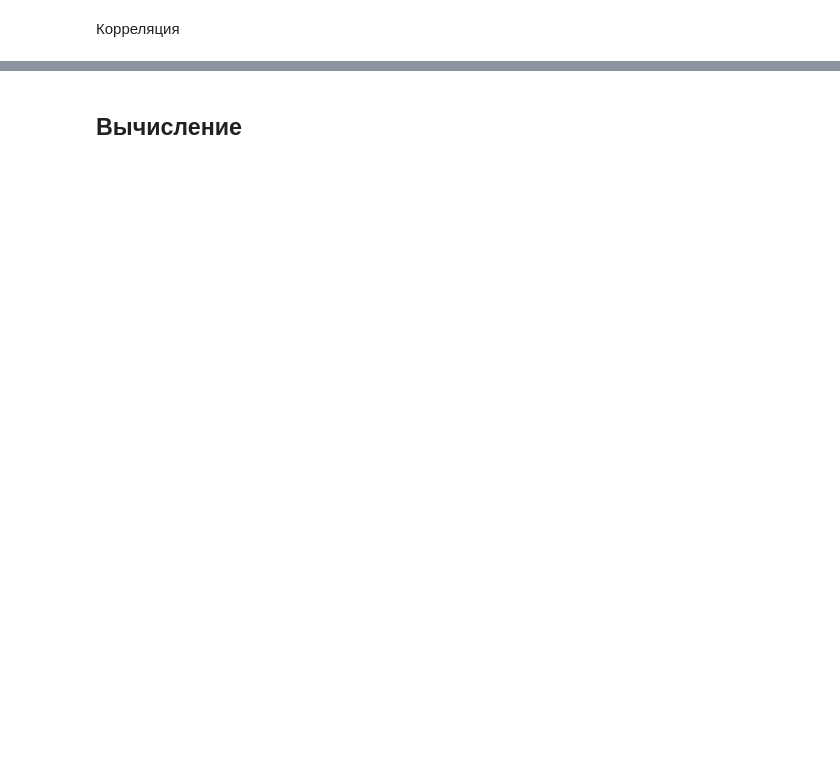
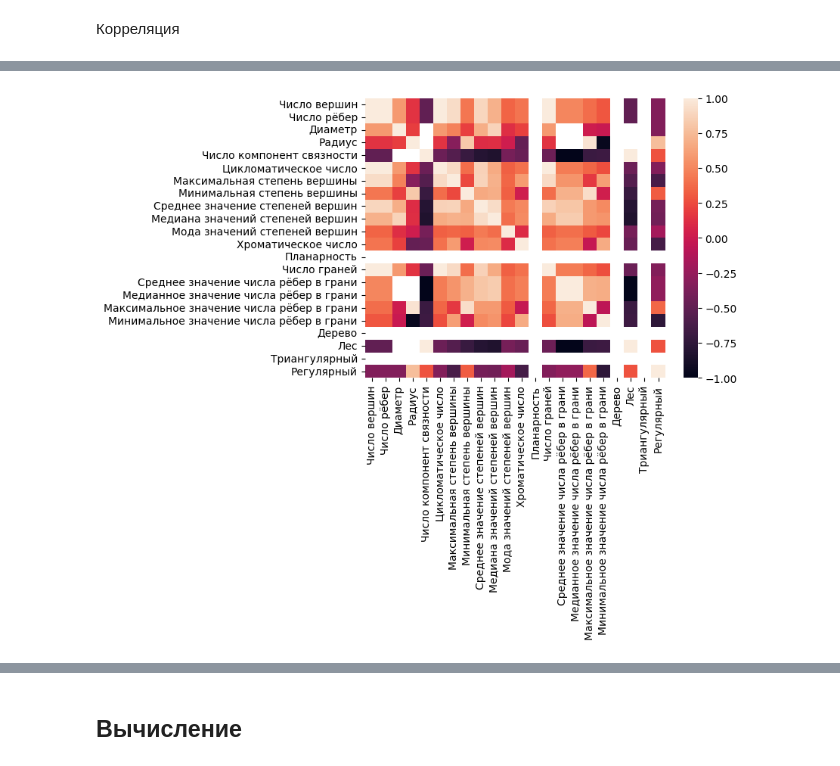
Before and after one commit to Fel1-of/wise-task-research, a Jupyter notebook: main.ipynb, the cells around one changed output, grey strips where cells are left out. Drawn from its saved outputs; the diff is of its cells as text; code cells hidden in the pictures; blank space fills up the shorter version.

```diff
--- a/main.ipynb
+++ b/main.ipynb
@@ -864,0 +842,4 @@ dataplot=sb.heatmap(df[(df["Планарность"] == 1) & (df["Число к
+# %%
+dataplot=sb.heatmap(df[(df["Триангулярный"] == 1)].corr())
+# %% [output]
+[figure, added]
```
Also changed, not shown: parts of 20 cells of this notebook, 3 other files.
